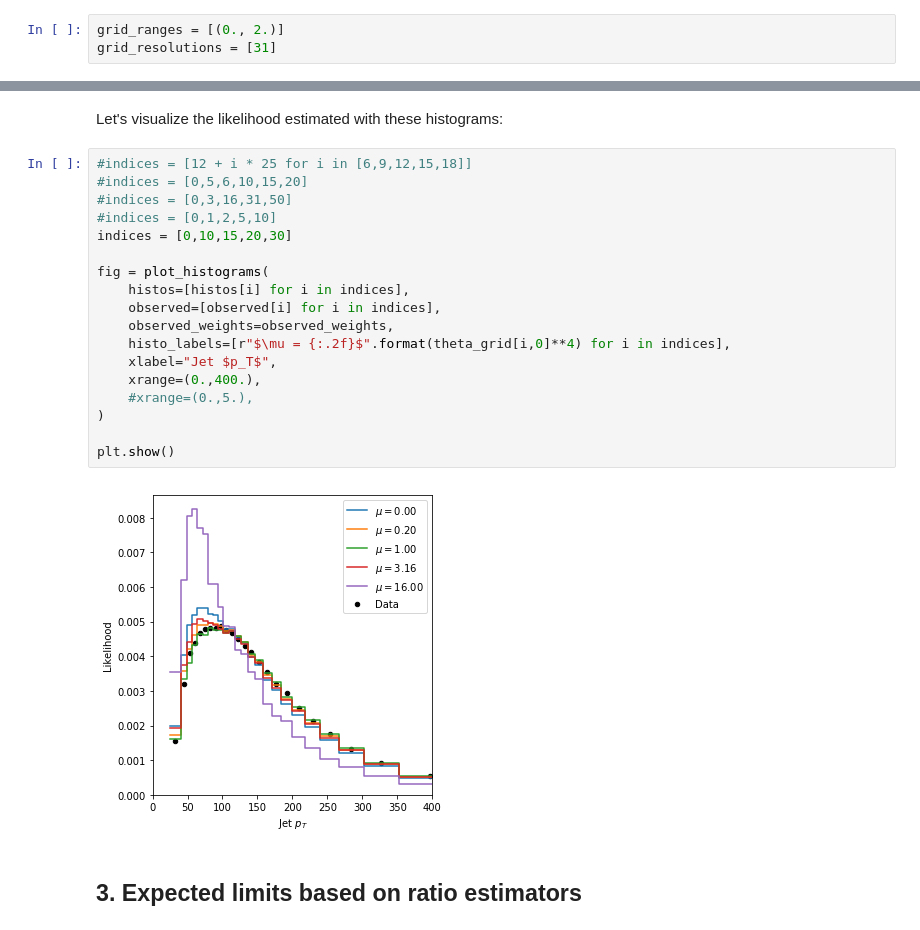
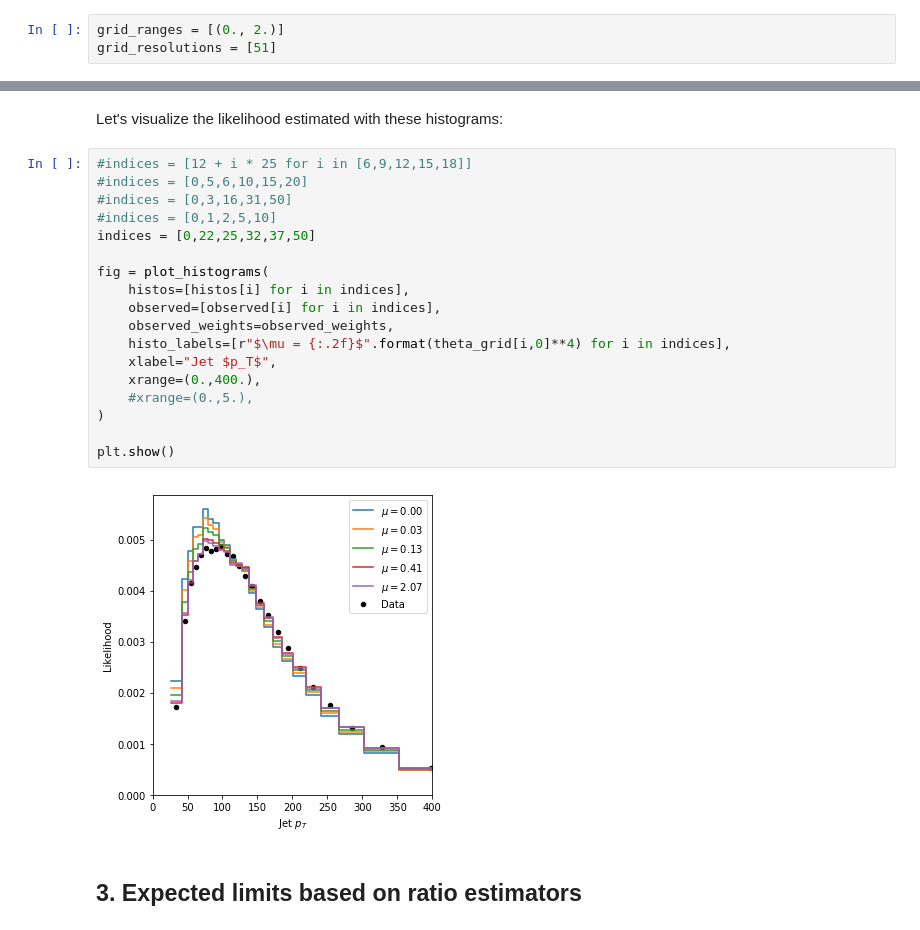
Before and after one commit to aghoshpub/LikelihoodFreeInterference, a Jupyter notebook: examples/tutorial_h4l/4a_limits.ipynb, the cells around one changed output, grey strips where cells are left out. Drawn from its saved outputs; the diff is of its cells as text.

```diff
--- a/examples/tutorial_h4l/4a_limits.ipynb
+++ b/examples/tutorial_h4l/4a_limits.ipynb
@@ -62,7 +62,7 @@ This class provids two high-level functions:
 First we have to define the parameter grid on which we evaluate the p-values.
 # %%
 grid_ranges = [(0., 2.)]
-grid_resolutions = [31]
+grid_resolutions = [51]
 # %% [markdown]
 What luminosity (in inverse pb) are we talking about?
 # %%
@@ -109,23 +109,23 @@ Let's visualize the likelihood estimated with these histograms:
 # %%
 #indices = [12 + i * 25 for i in [6,9,12,15,18]]
 #indices = [0,5,6,10,15,20]
 #indices = [0,3,16,31,50]
 #indices = [0,1,2,5,10]
-indices = [0,10,15,20,30]
+indices = [0,22,25,32,37,50]
 
 fig = plot_histograms(
     histos=[histos[i] for i in indices],
     observed=[observed[i] for i in indices],
     observed_weights=observed_weights,
     histo_labels=[r"$\mu = {:.2f}$".format(theta_grid[i,0]**4) for i in indices],
     xlabel="Jet $p_T$",
     xrange=(0.,400.),
     #xrange=(0.,5.),
 )
 
 plt.show()
 # %% [output]
-[figure, old version]
+[figure, new version]
 # %% [markdown]
 ## 3. Expected limits based on ratio estimators
 # %% [markdown]
```
Also changed, not shown: parts of 16 cells of this notebook, 4 other files.
